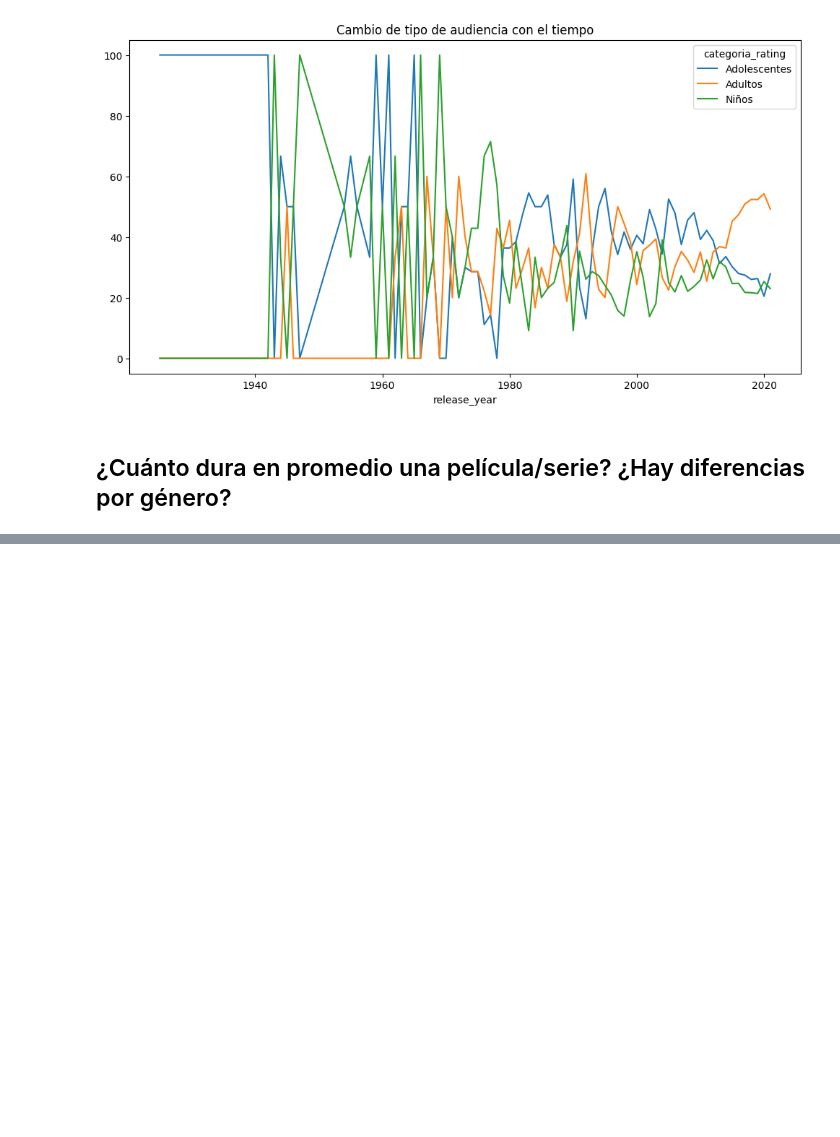
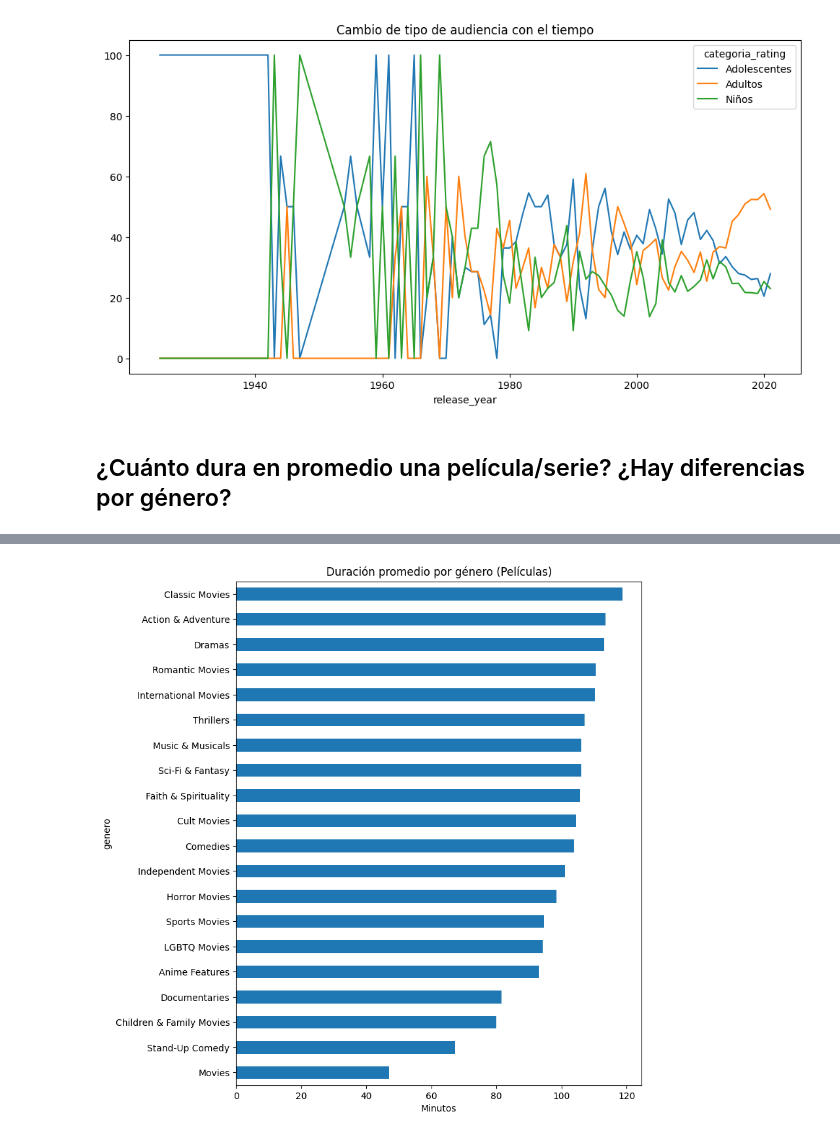
Before and after one commit to RodolfoQuintanilla/DataSetNetflix, a Jupyter notebook: notebooks/Analitica.ipynb, the cells around one changed output, grey strips where cells are left out. Cells and saved outputs as stored; diff of their text form; code cells hidden in the pictures; blank space fills up the shorter version.

```diff
--- a/notebooks/Analitica.ipynb
+++ b/notebooks/Analitica.ipynb
@@ -205,0 +236,13 @@ df["duration_num"] = df["duration"].str.extract("(\d+)").astype(float)
+# %%
+#Separar géneros
+df_generos = df.copy()
+
+df_generos = df_generos.assign(
+    genero = df_generos["listed_in"].str.split(", ")
+).explode("genero")
+# %%
+#Duración promedio por género (películas)
+
+pelis = df_generos[df_generos["type"] == "Movie"]
+
+pelis.groupby("genero")["duration_num"].mean().sort_values(ascending=False)
@@ -205,0 +290,7 @@ df["duration_num"] = df["duration"].str.extract("(\d+)").astype(float)
+# %%
+pelis.groupby("genero")["duration_num"].mean().sort_values().plot(kind="barh", figsize=(8,10))
+plt.title("Duración promedio por género (Películas)")
+plt.xlabel("Minutos")
+plt.show()
+# %% [output]
+[figure, added]
```
Also changed, not shown: parts of 21 cells of this notebook, 2 other files.
